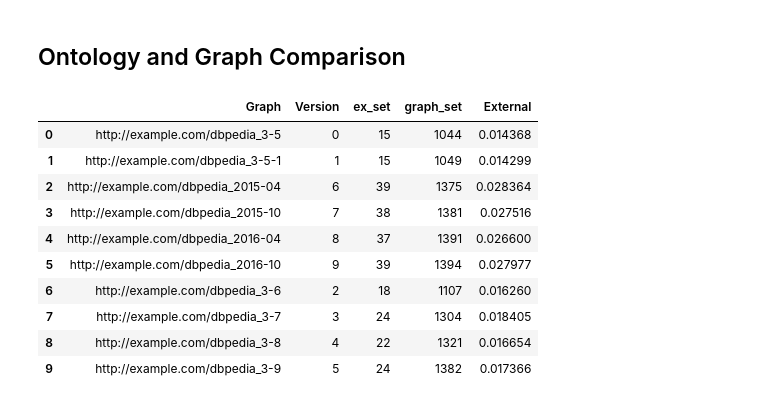
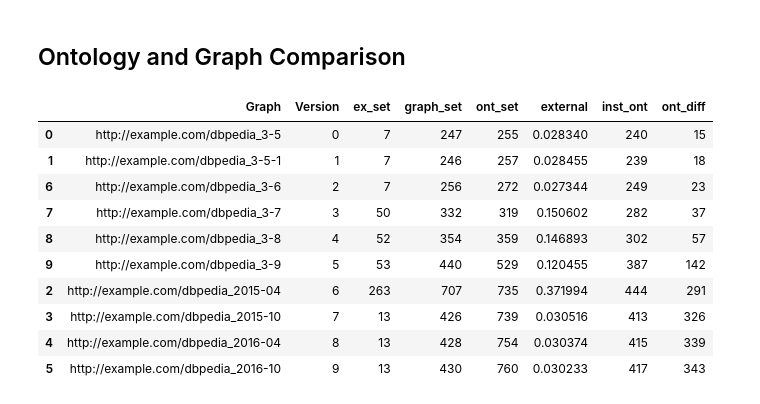
Before and after one commit to EBrandDV/P4, a Jupyter notebook: Daniel/analysis.ipynb, the cells around one changed output. Saved outputs shown, nothing was run; the diff lists cells and outputs as text; code cells hidden in the pictures.

```diff
--- a/Daniel/analysis.ipynb
+++ b/Daniel/analysis.ipynb
@@ -77,30 +77,34 @@ qual_plots(q_df)
 # %%
 icr_path = r'D:\Andre programmer\Github\Github_Repo\P4\Data\icr_set.csv'
 ipr_path = r'D:\Andre programmer\Github\Github_Repo\P4\Data\ipr_set.csv'
-df_icr = pd.read_csv(icr_path, delimiter=';')
-df_ipr = pd.read_csv(ipr_path, delimiter = ';')
 
-df_icr['External'] = df_icr['len(Graph - Ont check)']/df_icr['Graph set lenght']
+def ont_prepare(path):
 
-df_icr = df_icr.drop(['Graph - Ont check', 'Ont - Graph check', 'len(Ont - Graph check)', 'Ont set lenght'], axis = 1)
-df_icr = df_icr.rename(columns = {'len(Graph - Ont check)' : 'ex_set', 'Graph set lenght' : 'graph_set' })
+    df = pd.read_csv(path, delimiter=';')
 
-df_ipr['External'] = df_ipr['len(Graph - Ont check)']/df_ipr['Graph set lenght']
-df_ipr = df_ipr.drop(['Graph - Ont check', 'Ont - Graph check', 'len(Ont - Graph check)', 'Ont set lenght'], axis = 1)
-df_ipr = df_ipr.rename(columns = {'len(Graph - Ont check)' : 'ex_set', 'Graph set lenght' : 'graph_set' })
+    df['external'] = df['len(Graph - Ont check)']/df['Graph set lenght']
+    df = df.drop(['Graph - Ont check', 'Ont - Graph check', 'len(Ont - Graph check)'], axis = 1)
+    df = df.rename(columns = {'len(Graph - Ont check)' : 'ex_set', 'Graph set lenght' : 'graph_set', 'Ont set lenght' : 'ont_set' })
+    df['inst_ont'] = df['graph_set']-df['ex_set']
+    df['ont_diff'] = df['ont_set']-df['inst_ont']
 
+    df = df.sort_values(by = 'Version')
 
-#df_icr
-df_ipr
+    return df
+
+df_icr = ont_prepare(icr_path)
+df_ipr = ont_prepare(ipr_path)
+
+df_icr
 # %% [output]
-|  | Graph | Version | ex_set | graph_set | External |
-| 0 | http://example.com/dbpedia_3-5 | 0 | 15 | 1044 | 0.014368 |
-| 1 | http://example.com/dbpedia_3-5-1 | 1 | 15 | 1049 | 0.014299 |
-| 2 | http://example.com/dbpedia_2015-04 | 6 | 39 | 1375 | 0.028364 |
-| 3 | http://example.com/dbpedia_2015-10 | 7 | 38 | 1381 | 0.027516 |
-| 4 | http://example.com/dbpedia_2016-04 | 8 | 37 | 1391 | 0.026600 |
-| 5 | http://example.com/dbpedia_2016-10 | 9 | 39 | 1394 | 0.027977 |
-| 6 | http://example.com/dbpedia_3-6 | 2 | 18 | 1107 | 0.016260 |
-| 7 | http://example.com/dbpedia_3-7 | 3 | 24 | 1304 | 0.018405 |
-| 8 | http://example.com/dbpedia_3-8 | 4 | 22 | 1321 | 0.016654 |
-| 9 | http://example.com/dbpedia_3-9 | 5 | 24 | 1382 | 0.017366 |
+|  | Graph | Version | ex_set | graph_set | ont_set | external | inst_ont | ont_diff |
+| 0 | http://example.com/dbpedia_3-5 | 0 | 7 | 247 | 255 | 0.028340 | 240 | 15 |
+| 1 | http://example.com/dbpedia_3-5-1 | 1 | 7 | 246 | 257 | 0.028455 | 239 | 18 |
+| 6 | http://example.com/dbpedia_3-6 | 2 | 7 | 256 | 272 | 0.027344 | 249 | 23 |
+| 7 | http://example.com/dbpedia_3-7 | 3 | 50 | 332 | 319 | 0.150602 | 282 | 37 |
+| 8 | http://example.com/dbpedia_3-8 | 4 | 52 | 354 | 359 | 0.146893 | 302 | 57 |
+| 9 | http://example.com/dbpedia_3-9 | 5 | 53 | 440 | 529 | 0.120455 | 387 | 142 |
+| 2 | http://example.com/dbpedia_2015-04 | 6 | 263 | 707 | 735 | 0.371994 | 444 | 291 |
+| 3 | http://example.com/dbpedia_2015-10 | 7 | 13 | 426 | 739 | 0.030516 | 413 | 326 |
+| 4 | http://example.com/dbpedia_2016-04 | 8 | 13 | 428 | 754 | 0.030374 | 415 | 339 |
+| 5 | http://example.com/dbpedia_2016-10 | 9 | 13 | 430 | 760 | 0.030233 | 417 | 343 |
```
Also changed, not shown: parts of 4 cells of this notebook, 3 other files.
